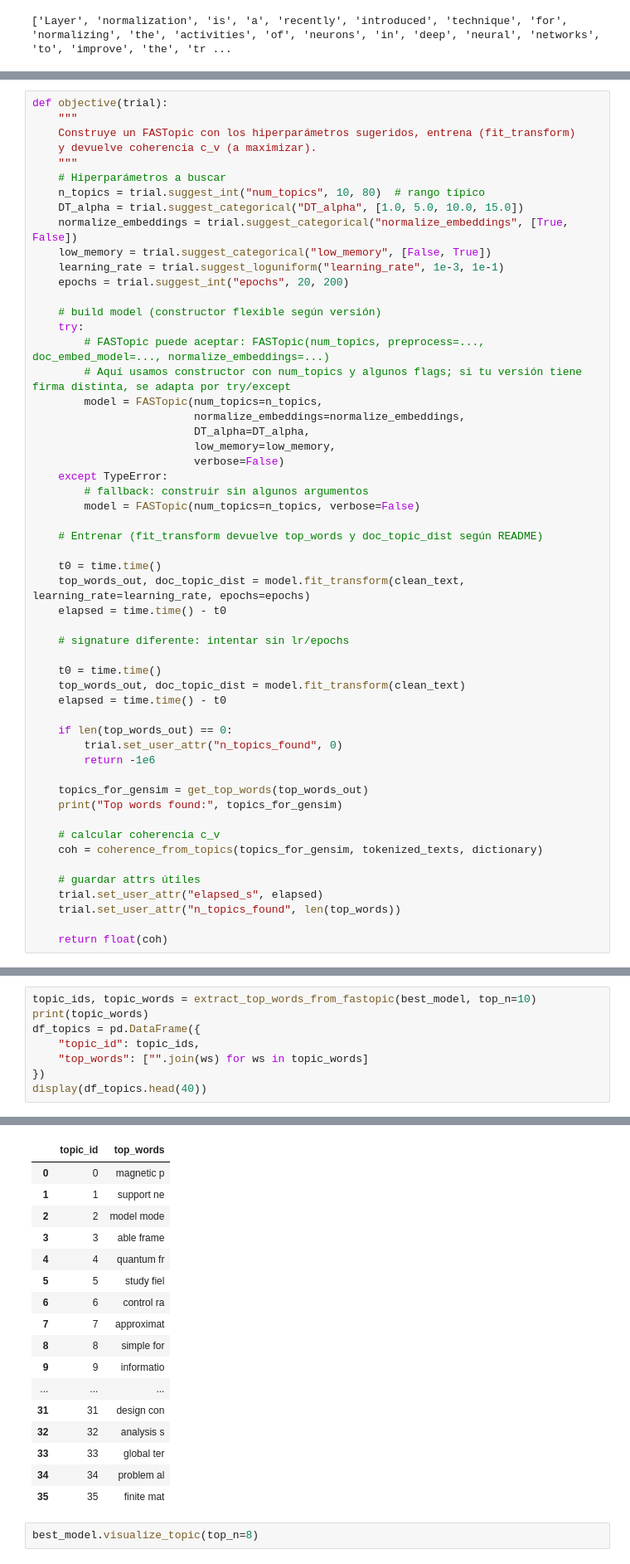
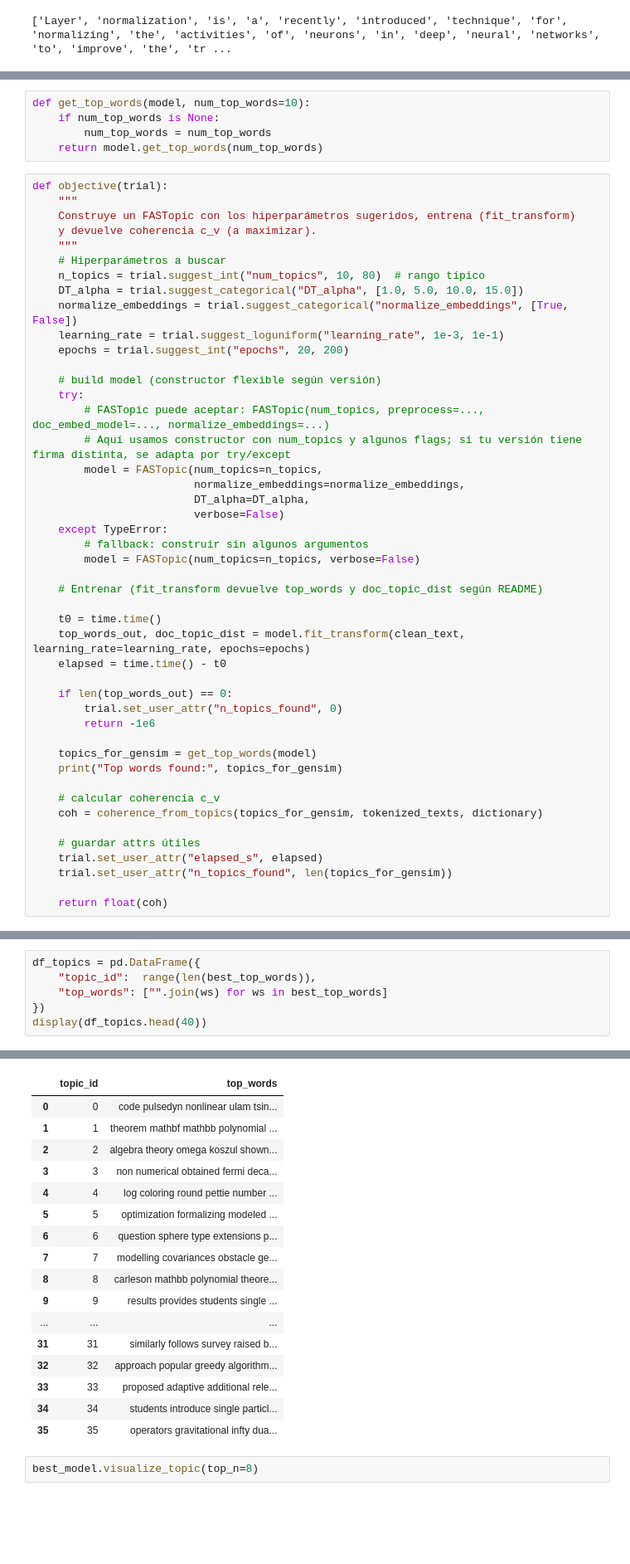
Before and after one commit to zcc1001/tfg-topics, a Jupyter notebook: prototypes/validacion_modelos_FASTopic_2.ipynb, the cells around one changed output, grey strips where cells are left out. Shown: that part at 83% size. Cells and saved outputs as stored; diff of their text form; blank space fills up the shorter version.

Commit message:
#20 hiperparametrizacion fastopic

```diff
--- a/prototypes/validacion_modelos_FASTopic_2.ipynb
+++ b/prototypes/validacion_modelos_FASTopic_2.ipynb
@@ -169,3 +129,8 @@ def get_top_words(top_words_out, n_words=10):
+# %%
+def get_top_words(model, num_top_words=10):
+    if num_top_words is None:
+        num_top_words = num_top_words
+    return model.get_top_words(num_top_words)
 # %%
 def objective(trial):
     """
@@ -176,7 +141,6 @@ def objective(trial):
     n_topics = trial.suggest_int("num_topics", 10, 80)  # rango típico
     DT_alpha = trial.suggest_categorical("DT_alpha", [1.0, 5.0, 10.0, 15.0])
     normalize_embeddings = trial.suggest_categorical("normalize_embeddings", [True, False])
-    low_memory = trial.suggest_categorical("low_memory", [False, True])
     learning_rate = trial.suggest_loguniform("learning_rate", 1e-3, 1e-1)
     epochs = trial.suggest_int("epochs", 20, 200)
 
@@ -187,7 +151,6 @@ def objective(trial):
         model = FASTopic(num_topics=n_topics,
                          normalize_embeddings=normalize_embeddings,
                          DT_alpha=DT_alpha,
-                         low_memory=low_memory,
                          verbose=False)
     except TypeError:
         # fallback: construir sin algunos argumentos
@@ -199,17 +162,11 @@ def objective(trial):
     top_words_out, doc_topic_dist = model.fit_transform(clean_text, learning_rate=learning_rate, epochs=epochs)
     elapsed = time.time() - t0
 
-    # signature diferente: intentar sin lr/epochs
-
-    t0 = time.time()
-    top_words_out, doc_topic_dist = model.fit_transform(clean_text)
-    elapsed = time.time() - t0
-
     if len(top_words_out) == 0:
         trial.set_user_attr("n_topics_found", 0)
         return -1e6
 
-    topics_for_gensim = get_top_words(top_words_out)
+    topics_for_gensim = get_top_words(model)
     print("Top words found:", topics_for_gensim)
 
     # calcular coherencia c_v
@@ -217,7 +174,7 @@ def objective(trial):
 
     # guardar attrs útiles
     trial.set_user_attr("elapsed_s", elapsed)
-    trial.set_user_attr("n_topics_found", len(top_words))
+    trial.set_user_attr("n_topics_found", len(topics_for_gensim))
 
     return float(coh)
 # %%
@@ -349,9 +303,7 @@ fig.show()
 # %%
-topic_ids, topic_words = extract_top_words_from_fastopic(best_model, top_n=10)
-print(topic_words)
 df_topics = pd.DataFrame({
-    "topic_id": topic_ids,
-    "top_words": ["".join(ws) for ws in topic_words]
+    "topic_id":  range(len(best_top_words)),
+    "top_words": ["".join(ws) for ws in best_top_words]
 })
 display(df_topics.head(40))
 # %% [output]
@@ -375,19 +310,19 @@ Topic 35: finite mathbb result points prove conditions second degree group point
 |  | topic_id | top_words |
-| 0 | 0 | magnetic p |
-| 1 | 1 | support ne |
-| 2 | 2 | model mode |
-| 3 | 3 | able frame |
-| 4 | 4 | quantum fr |
-| 5 | 5 | study fiel |
-| 6 | 6 | control ra |
-| 7 | 7 | approximat |
-| 8 | 8 | simple for |
-| 9 | 9 | informatio |
+| 0 | 0 | code pulsedyn nonlinear ulam tsin... |
+| 1 | 1 | theorem mathbf mathbb polynomial ... |
+| 2 | 2 | algebra theory omega koszul shown... |
+| 3 | 3 | non numerical obtained fermi deca... |
+| 4 | 4 | log coloring round pettie number ... |
+| 5 | 5 | optimization formalizing modeled ... |
+| 6 | 6 | question sphere type extensions p... |
+| 7 | 7 | modelling covariances obstacle ge... |
+| 8 | 8 | carleson mathbb polynomial theore... |
+| 9 | 9 | results provides students single ... |
 | ... | ... | ... |
-| 31 | 31 | design con |
-| 32 | 32 | analysis s |
-| 33 | 33 | global ter |
-| 34 | 34 | problem al |
-| 35 | 35 | finite mat |
+| 31 | 31 | similarly follows survey raised b... |
+| 32 | 32 | approach popular greedy algorithm... |
+| 33 | 33 | proposed adaptive additional rele... |
+| 34 | 34 | students introduce single particl... |
+| 35 | 35 | operators gravitational infty dua... |
 # %%
 best_model.visualize_topic(top_n=8)
```
Also changed, not shown: parts of 7 cells of this notebook.
